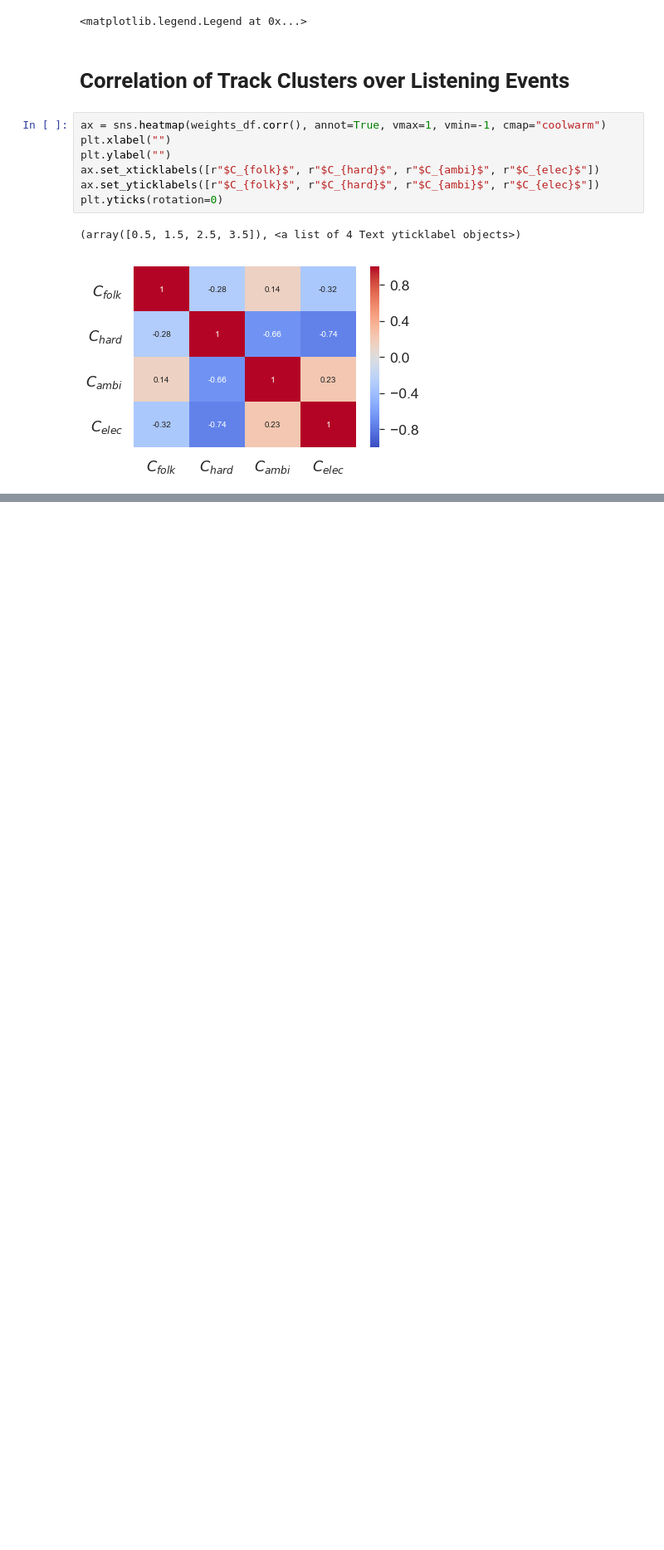
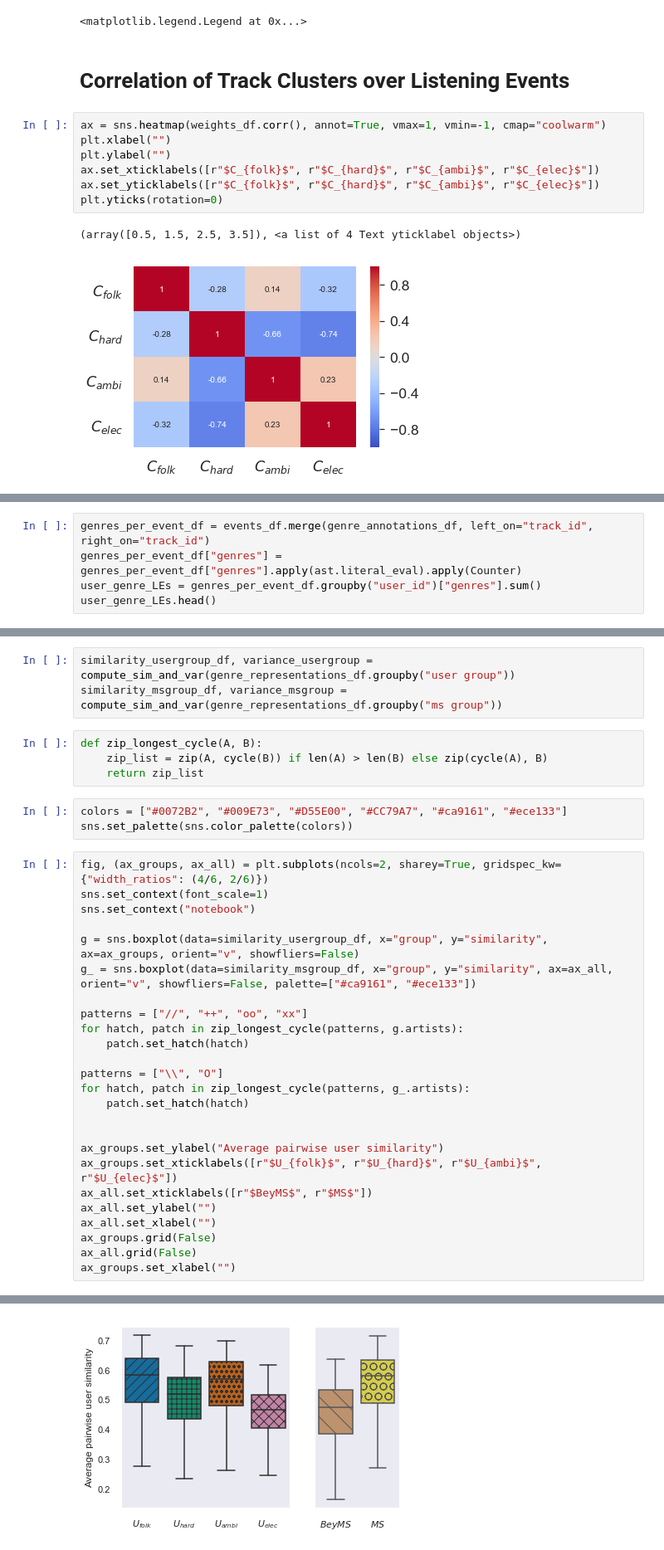
Before and after one commit to pmuellner/supporttheunderground, a Jupyter notebook: Identification and Analysis of User groups.ipynb, the cells around one changed output, grey strips where cells are left out. Shown at 83% size. Drawn from its saved outputs; the diff is of its cells as text; blank space fills up the shorter version.

Commit message:
average pairwise user similarity

```diff
--- a/Identification and Analysis of User groups.ipynb
+++ b/Identification and Analysis of User groups.ipynb
@@ -243,0 +260,5 @@ plt.yticks(rotation=0)
+# %%
+genres_per_event_df = events_df.merge(genre_annotations_df, left_on="track_id", right_on="track_id")
+genres_per_event_df["genres"] = genres_per_event_df["genres"].apply(ast.literal_eval).apply(Counter)
+user_genre_LEs = genres_per_event_df.groupby("user_id")["genres"].sum()
+user_genre_LEs.head()
@@ -243,0 +312,36 @@ plt.yticks(rotation=0)
+# %%
+similarity_usergroup_df, variance_usergroup = compute_sim_and_var(genre_representations_df.groupby("user group"))
+similarity_msgroup_df, variance_msgroup = compute_sim_and_var(genre_representations_df.groupby("ms group"))
+# %%
+def zip_longest_cycle(A, B):
+    zip_list = zip(A, cycle(B)) if len(A) > len(B) else zip(cycle(A), B)
+    return zip_list
+# %%
+colors = ["#0072B2", "#009E73", "#D55E00", "#CC79A7", "#ca9161", "#ece133"]
+sns.set_palette(sns.color_palette(colors))
+# %%
+fig, (ax_groups, ax_all) = plt.subplots(ncols=2, sharey=True, gridspec_kw={"width_ratios": (4/6, 2/6)})
+sns.set_context(font_scale=1)
+sns.set_context("notebook")
+
+g = sns.boxplot(data=similarity_usergroup_df, x="group", y="similarity", ax=ax_groups, orient="v", showfliers=False)
+g_ = sns.boxplot(data=similarity_msgroup_df, x="group", y="similarity", ax=ax_all, orient="v", showfliers=False, palette=["#ca9161", "#ece133"])
+
+patterns = ["//", "++", "oo", "xx"]
+for hatch, patch in zip_longest_cycle(patterns, g.artists):
+    patch.set_hatch(hatch)
+
+patterns = ["\\", "O"]
+for hatch, patch in zip_longest_cycle(patterns, g_.artists):
+    patch.set_hatch(hatch)
+
+
+ax_groups.set_ylabel("Average pairwise user similarity")
+ax_groups.set_xticklabels([r"$U_{folk}$", r"$U_{hard}$", r"$U_{ambi}$", r"$U_{elec}$"])
+ax_all.set_xticklabels([r"$BeyMS$", r"$MS$"])
+ax_all.set_ylabel("")
+ax_all.set_xlabel("")
+ax_groups.grid(False)
+ax_all.grid(False)
+ax_groups.set_xlabel("")
+# %% [output]
@@ -243,0 +349 @@ plt.yticks(rotation=0)
+[figure, added]
```
Also changed, not shown: parts of 12 cells of this notebook, 1 other file.
